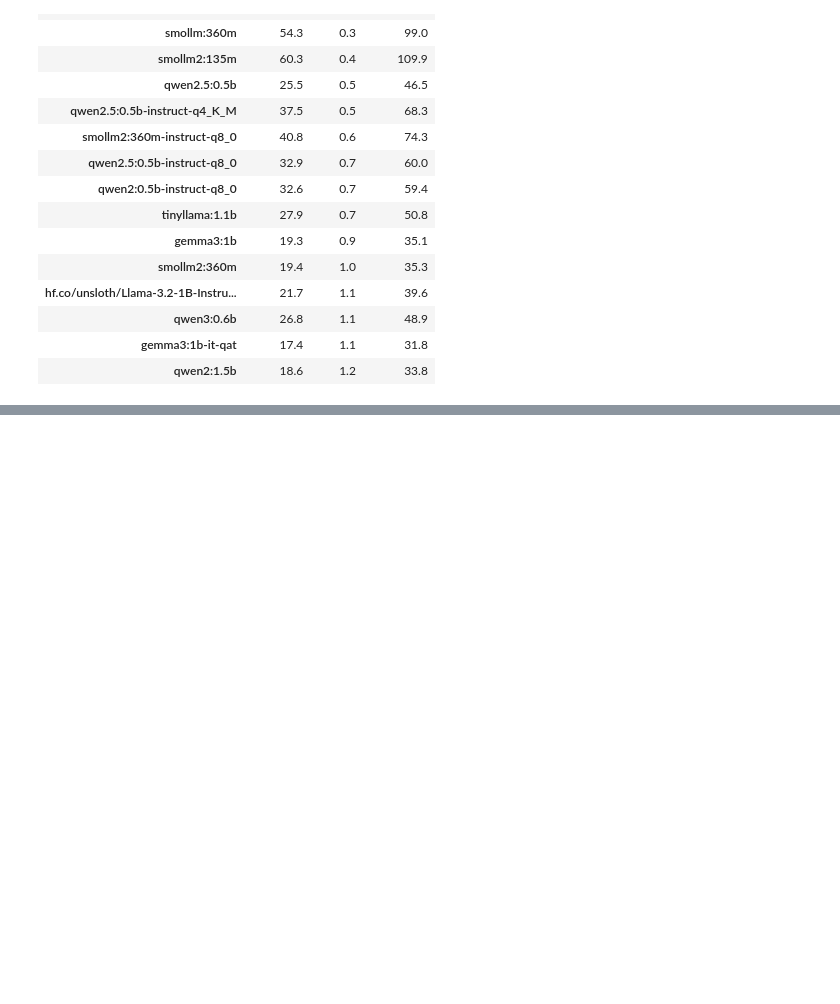
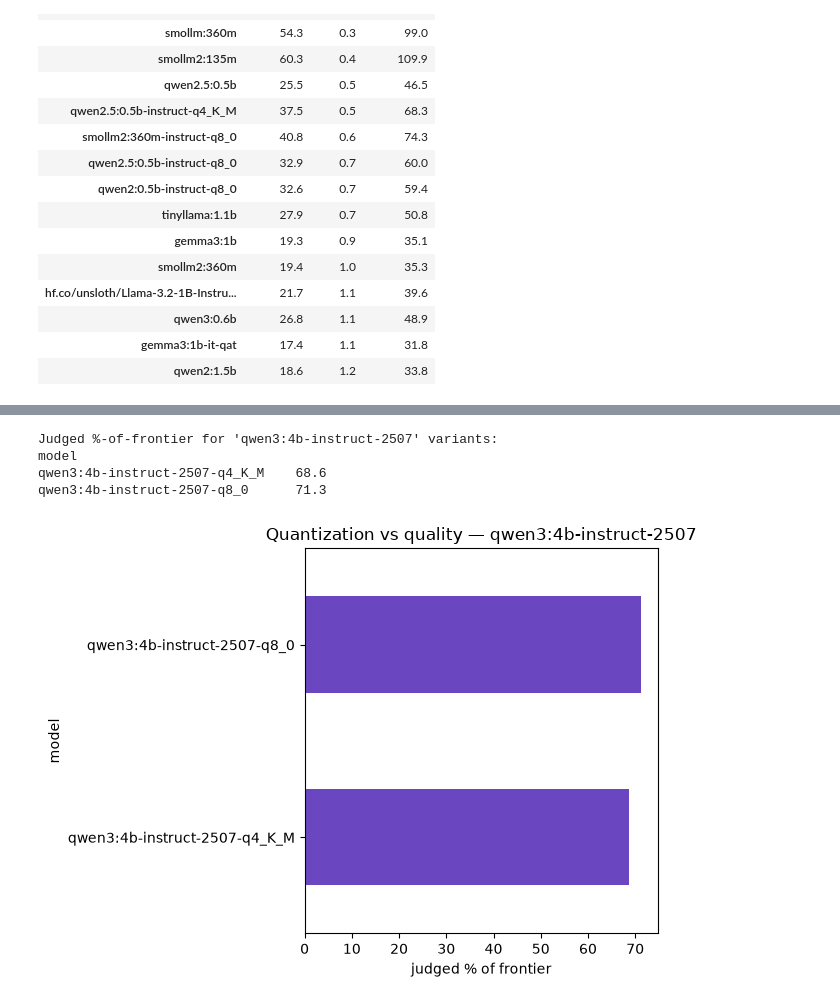
Before and after one commit to dragoshont/apprenticeops, a Jupyter notebook: docs/analysis/reviewer.ipynb, the cells around one changed output, grey strips where cells are left out. Saved outputs shown, nothing was run; the diff lists cells and outputs as text; code cells hidden in the pictures; blank space fills up the shorter version.

```diff
--- a/docs/analysis/reviewer.ipynb
+++ b/docs/analysis/reviewer.ipynb
@@ -225,0 +257,16 @@ Decode tok/s scaled 38.4 -> 70.0 GB/s (bandwidth ratio); valid in the decode-bou
+# %%
+BASE = "qwen3:4b-instruct-2507"   # EDIT: any base that ships at >1 quant (e.g. "qwen3:1.7b", "gemma3:4b")
+q = JUDGED.groupby("model").judge_score.mean().div(5).mul(100)
+fam = q[q.index.str.startswith(BASE)].sort_values()
+if fam.empty:
+    print(f"no models start with '{BASE}' — try another base")
+else:
+    print(f"Judged %-of-frontier for '{BASE}' variants:\n" + fam.round(1).to_string())
+    fam.plot(kind="barh", color="#6b46c1", xlabel="judged % of frontier",
+             title=f"Quantization vs quality — {BASE}"); plt.tight_layout(); plt.show()
+# %% [output]
+Judged %-of-frontier for 'qwen3:4b-instruct-2507' variants:
+model
+qwen3:4b-instruct-2507-q4_K_M    68.6
+qwen3:4b-instruct-2507-q8_0      71.3
+[figure, added]
```
Also changed, not shown: parts of 14 cells of this notebook, 11 other files.
